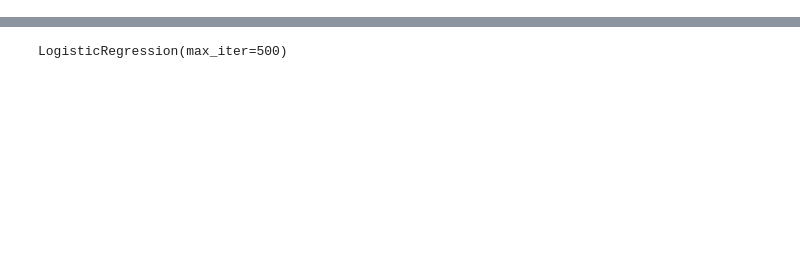
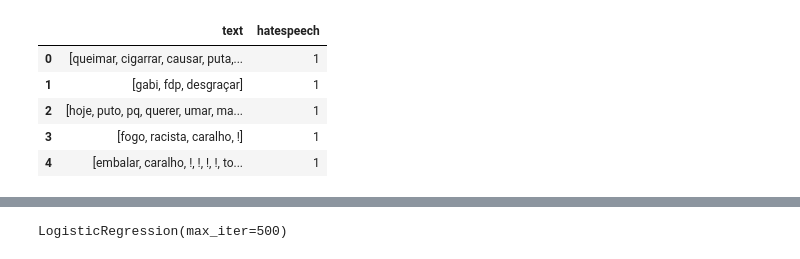
Before and after one commit to MeLLL-UFF/toxic-comments-ptbr-by-adaptation, a Jupyter notebook: Scripts/ScriptBagOfWords.ipynb, the cells around one changed output, grey strips where cells are left out. Cells and saved outputs as stored; diff of their text form; code cells hidden in the pictures; blank space fills up the shorter version.

```diff
--- a/Scripts/ScriptBagOfWords.ipynb
+++ b/Scripts/ScriptBagOfWords.ipynb
@@ -19,9 +22,30 @@ from sklearn.model_selection import GridSearchCV
 # %%
-# Criando dataset de treino e de teste
-data = pd.read_csv("df_dataset.csv")
-# train_data = pd.read_csv("df_dataset.csv")
+### Criando dataset de treino e de teste ###
+dataset_number = 2
 
-# test_data = pd.read_csv("df_dataset_test.csv")
+# Lacafe
+# text = 'txt'
+# label = 'has_anger'
+# train_data = pd.read_csv(f'./Datasets/Lacafe/df_dataset_train_{dataset_number}.csv')
+# test_data = pd.read_csv(f'./Datasets/Lacafe/df_dataset_test_{dataset_number}.csv')
+
+# Fortuna
+# text = 'text'
+# label = 'hatespeech_comb'
+# train_data = pd.read_csv(f'./Datasets/Fortuna/2019-05-28_portuguese_hate_speech_binary_classification_train_{dataset_number}.csv')
+# test_data = pd.read_csv(f'./Datasets/Fortuna/2019-05-28_portuguese_hate_speech_binary_classification_test_{dataset_number}.csv')
+
+# ToLD-BR
+text = 'text'
+label = 'hatespeech'
+train_data = pd.read_csv(f'./Datasets/ToldBR/ToLD-BR-Treated_train_{dataset_number}.csv')
+test_data = pd.read_csv(f'./Datasets/ToldBR/ToLD-BR-Treated_test_{dataset_number}.csv')
+
+# OffComBr
+# text = 'text'
+# label = 'offensive'
+# train_data = pd.read_csv(f'./Datasets/OffComBR/OffComBR2_train_{dataset_number}.csv')
+# test_data = pd.read_csv(f'./Datasets/OffComBR/OffComBR2_test_{dataset_number}.csv')
 # %%
 # Word tokenization
 import spacy
@@ -59,10 +83,16 @@ text_pipeline = lambda x: spacy_tokenizer(x, lemmatize=True, remove_stop_words=T
 label_pipeline = lambda x: int(x)
 # %%
 # Tokenizando, transformando para lemas e botando em caixa baixa cada tweet
-data['txt_tokenized'] = [text_pipeline(str(txt)) for txt in data.txt]
-# train_data['txt_tokenized'] = [text_pipeline(str(txt)) for txt in train_data.txt]
-# test_data['txt_tokenized'] = [text_pipeline(str(txt)) for txt in test_data.txt]
+train_data[text] = [text_pipeline(str(txt)) for txt in train_data[text]]
+test_data[text] = [text_pipeline(str(txt)) for txt in test_data[text]]
 
-# train_data.head()
+train_data.head()
+# %% [output]
+|  | text | hatespeech |
+| 0 | [queimar, cigarrar, causar, puta,... | 1 |
+| 1 | [gabi, fdp, desgraçar] | 1 |
+| 2 | [hoje, puto, pq, querer, umar, ma... | 1 |
+| 3 | [fogo, racista, caralho, !] | 1 |
+| 4 | [embalar, caralho, !, !, !, !, to... | 1 |
 # %%
 # Juntando os tokens de volta em um única string
```
Also changed, not shown: parts of 15 cells of this notebook, 34 other files.
